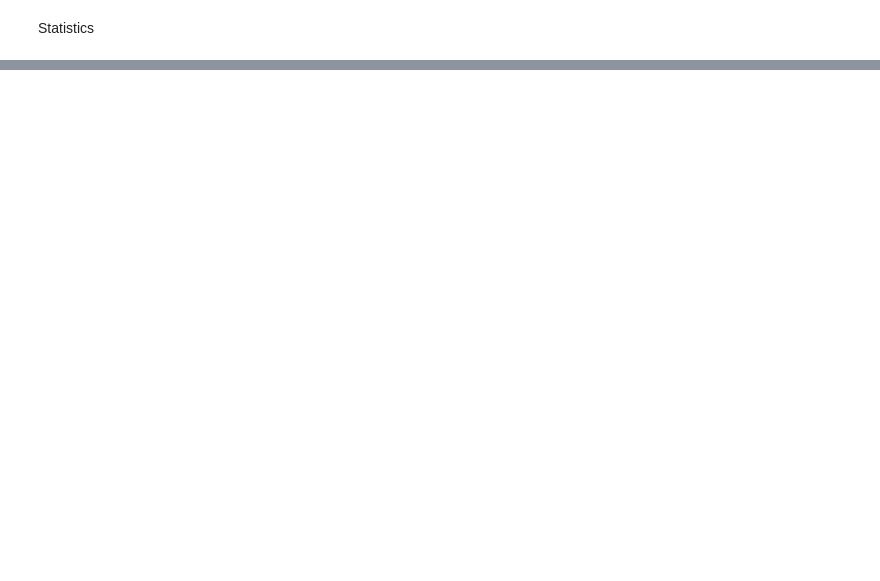
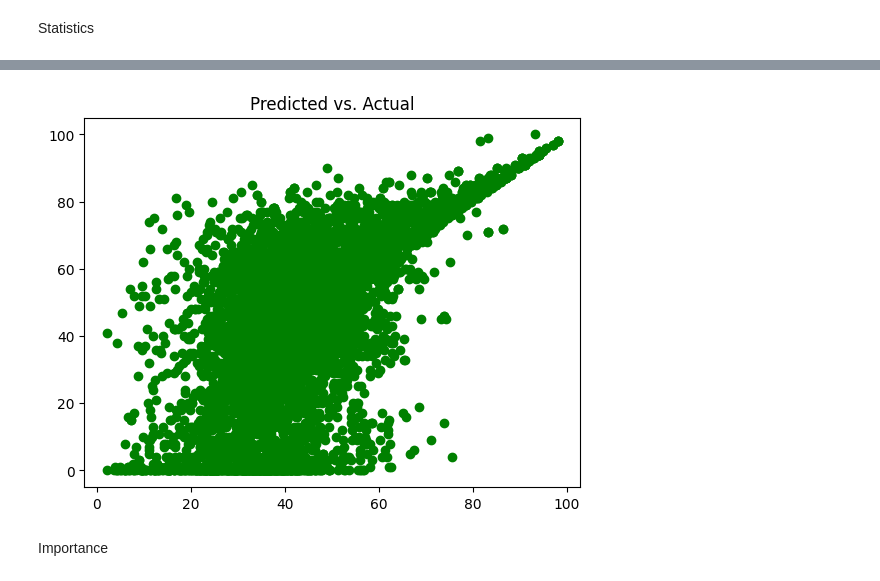
Before and after one commit to maggiecrowner/DS3001-Project, a Jupyter notebook: Project.ipynb, the cells around one changed output, grey strips where cells are left out. Drawn from its saved outputs; the diff is of its cells as text; code cells hidden in the pictures; blank space fills up the shorter version.

```diff
--- a/Project.ipynb
+++ b/Project.ipynb
@@ -244,0 +318,9 @@ Statistics
+# %%
+# true vs predicted
+plt.scatter(x=y_hat_best, y=y_test)
+plt.title('Predicted vs. Actual')
+plt.show()
+# %% [output]
+[figure, added]
+# %% [markdown]
+Importance
```
Also changed, not shown: parts of 22 cells of this notebook.
